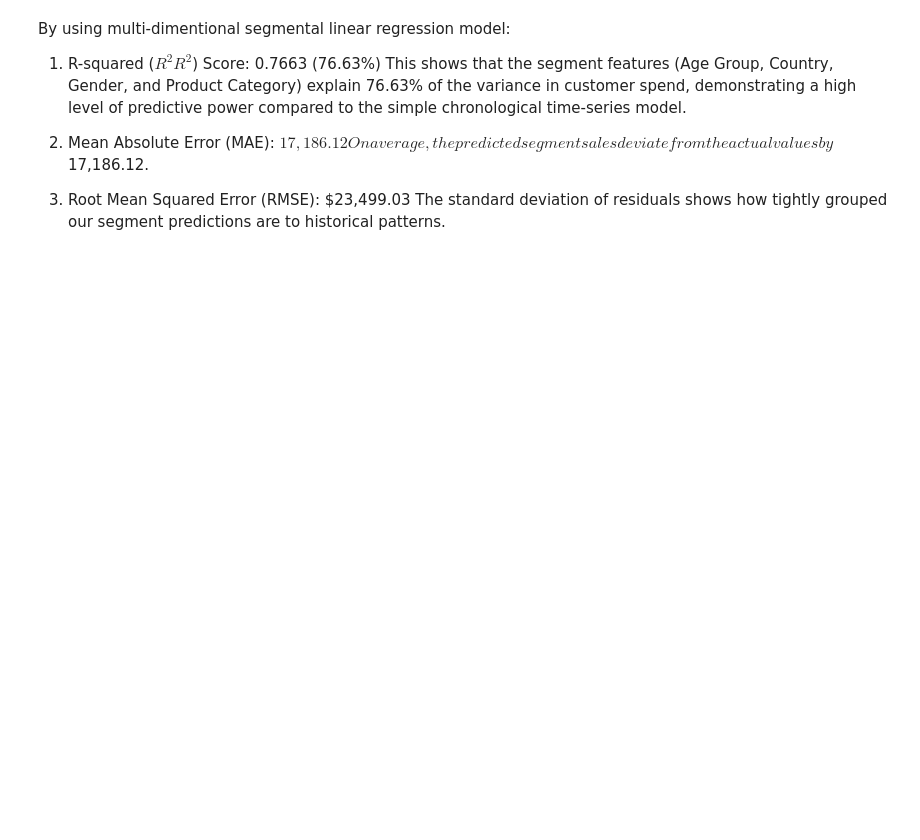
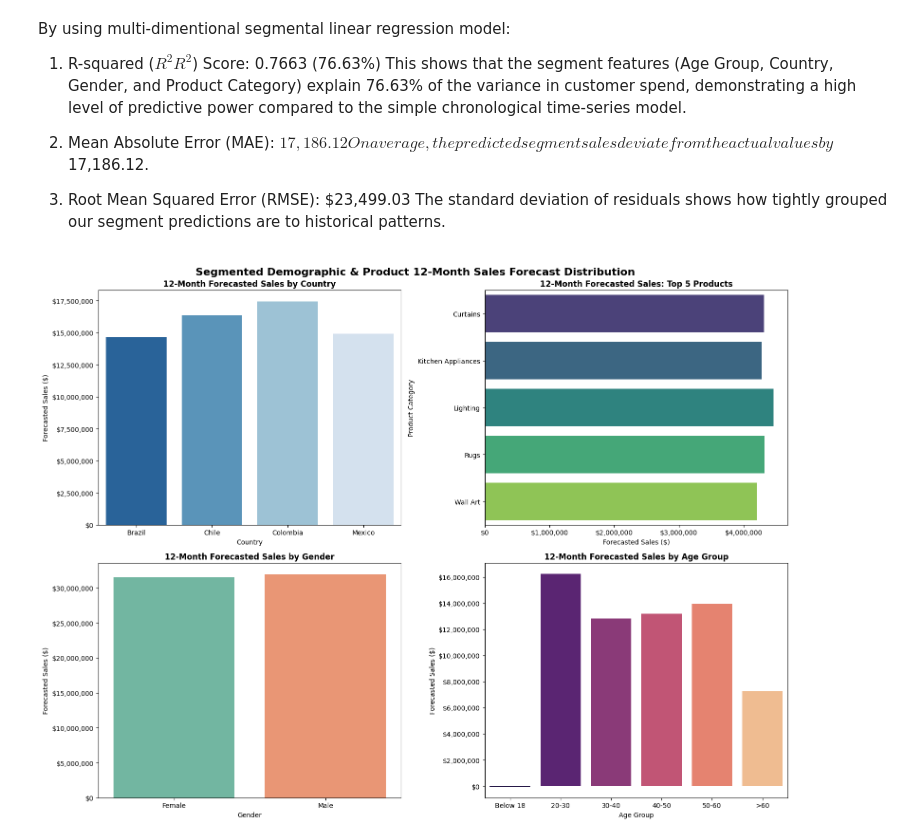
Before and after one commit to VY-MS123/NTUC_Capstone_MarketAnalysis, a Jupyter notebook: Capstone_Market.ipynb, the cells around one changed output. Saved outputs shown, nothing was run; the diff lists cells and outputs as text; code cells hidden in the pictures; blank space fills up the shorter version.

```diff
--- a/Capstone_Market.ipynb
+++ b/Capstone_Market.ipynb
@@ -1437,3 +1439,93 @@ On average, the predicted segment sales deviate from the actual values by $17,18
 
 3. Root Mean Squared Error (RMSE): $23,499.03
 The standard deviation of residuals shows how tightly grouped our segment predictions are to historical patterns.
+# %%
+import pandas as pd
+import numpy as np
+import matplotlib.pyplot as plt
+import seaborn as sns
+
+# 1. Identify the top 5 product categories from segment_df based on actual Sales
+top_5_prods = segment_df.groupby('product_name')['Sales'].sum().nlargest(5).index.tolist()
+
+# Filter segment_df to get clean forecast visual slices
+vis_df = segment_df.copy()
+vis_df['Predicted_Sales_Monthly_Average'] = vis_df['Predicted_Sales_Multi'] / 12  # monthly average for next 12 months
+
+# 2. Build Multi-panel Visualization
+fig, axes = plt.subplots(2, 2, figsize=(16, 12))
+
+# Chart A: Predicted Sales by Country
+sns.barplot(
+    data=vis_df,
+    x='country',
+    y='Predicted_Sales_Multi',
+    estimator=sum,
+    errorbar=None,
+    ax=axes[0, 0],
+    palette='Blues_r',
+    hue='country',
+    legend=False
+)
+axes[0, 0].set_title('12-Month Forecasted Sales by Country', fontsize=12, fontweight='bold')
+axes[0, 0].set_ylabel('Forecasted Sales ($)')
+axes[0, 0].set_xlabel('Country')
+axes[0, 0].yaxis.set_major_formatter(plt.FuncFormatter(lambda x, loc: f"${x:,.0f}"))
+
+# Chart B: Predicted Sales for Top 5 Products
+top_5_df = vis_df[vis_df['product_name'].isin(top_5_prods)]
+sns.barplot(
+    data=top_5_df,
+    x='Predicted_Sales_Multi',
+    y='product_name',
+    estimator=sum,
+    errorbar=None,
+    ax=axes[0, 1],
+    palette='viridis',
+    hue='product_name',
+    legend=False
+)
+axes[0, 1].set_title('12-Month Forecasted Sales: Top 5 Products', fontsize=12, fontweight='bold')
+axes[0, 1].set_xlabel('Forecasted Sales ($)')
+axes[0, 1].set_ylabel('Product Category')
+axes[0, 1].xaxis.set_major_formatter(plt.FuncFormatter(lambda x, loc: f"${x:,.0f}"))
+
+# Chart C: Predicted Sales by Gender
+sns.barplot(
+    data=vis_df,
+    x='gender',
+    y='Predicted_Sales_Multi',
+    estimator=sum,
+    errorbar=None,
+    ax=axes[1, 0],
+    palette='Set2',
+    hue='gender',
+    legend=False
+)
+axes[1, 0].set_title('12-Month Forecasted Sales by Gender', fontsize=12, fontweight='bold')
+axes[1, 0].set_ylabel('Forecasted Sales ($)')
+axes[1, 0].set_xlabel('Gender')
+axes[1, 0].yaxis.set_major_formatter(plt.FuncFormatter(lambda x, loc: f"${x:,.0f}"))
+
+# Chart D: Predicted Sales by Age Group
+sns.barplot(
+    data=vis_df,
+    x='Age_Group',
+    y='Predicted_Sales_Multi',
+    estimator=sum,
+    errorbar=None,
+    ax=axes[1, 1],
+    palette='magma',
+    hue='Age_Group',
+    legend=False
+)
+axes[1, 1].set_title('12-Month Forecasted Sales by Age Group', fontsize=12, fontweight='bold')
+axes[1, 1].set_ylabel('Forecasted Sales ($)')
+axes[1, 1].set_xlabel('Age Group')
+axes[1, 1].yaxis.set_major_formatter(plt.FuncFormatter(lambda x, loc: f"${x:,.0f}"))
+
+plt.suptitle('Segmented Demographic & Product 12-Month Sales Forecast Distribution', fontsize=16, fontweight='bold')
+plt.tight_layout()
+plt.show()
+# %% [output]
+[figure, added]
```
Also changed, not shown: parts of 2 cells of this notebook.
